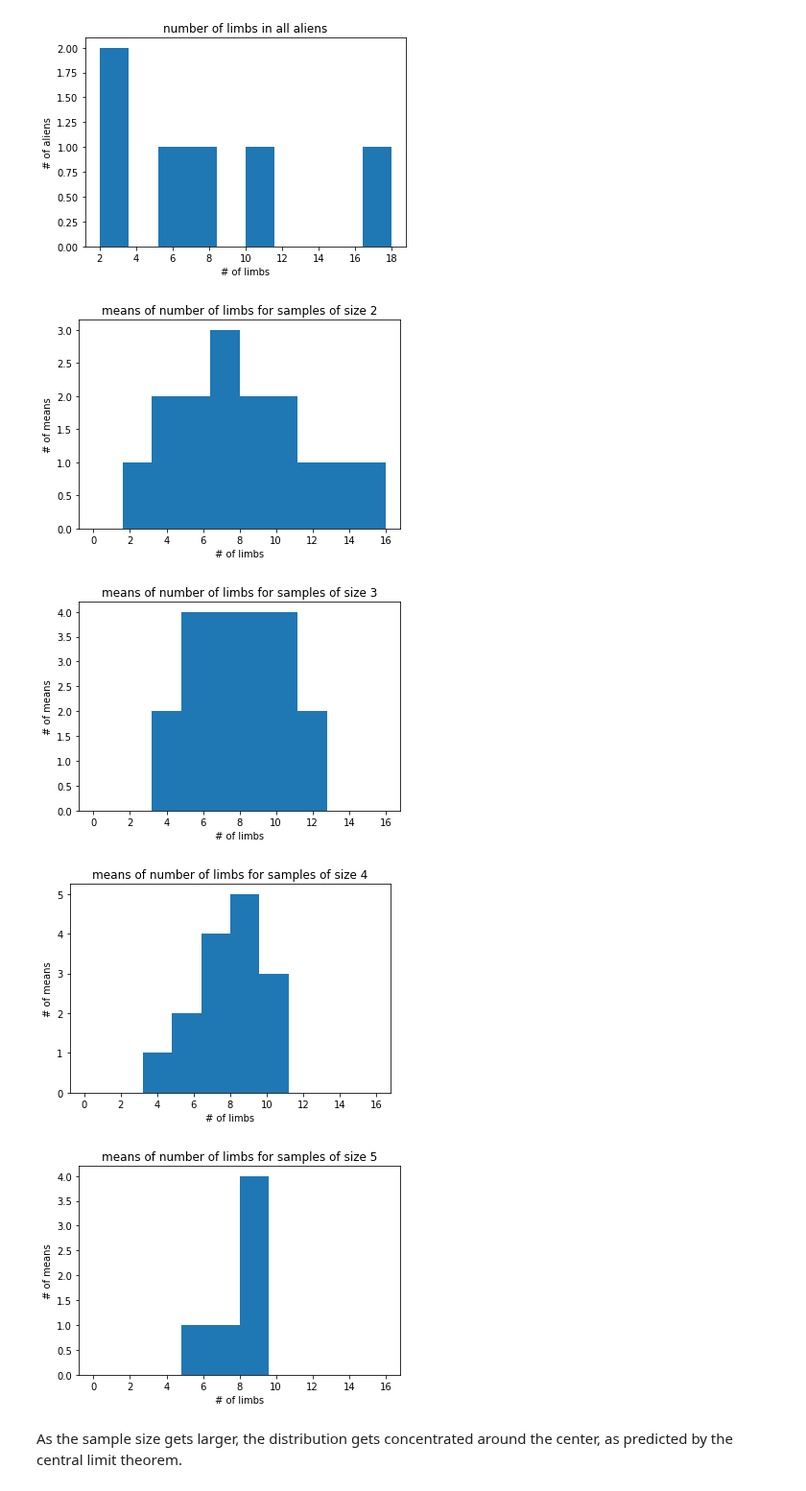
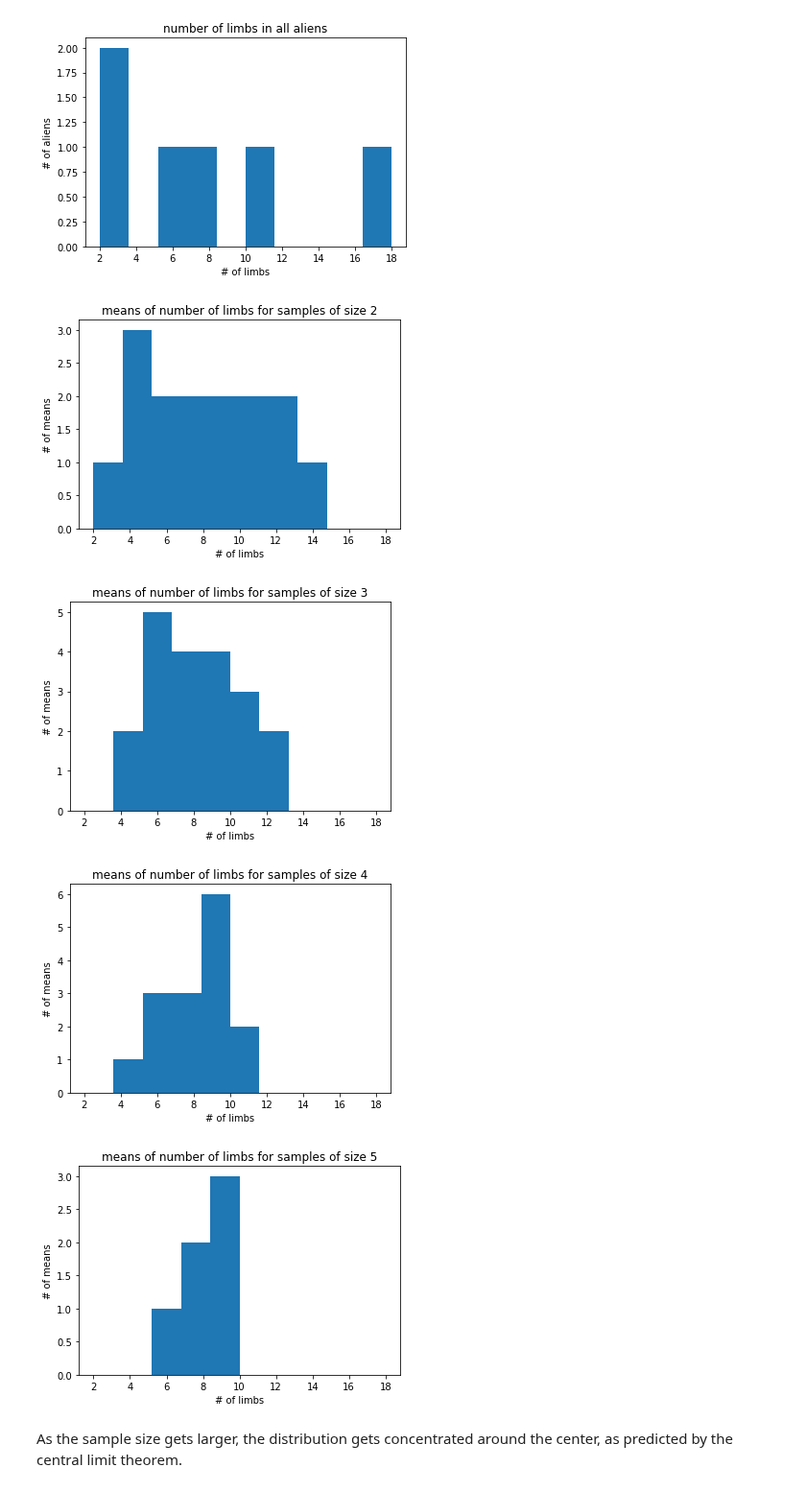
Before and after one commit to gabrielraya/Data-Mining, a Jupyter notebook: Assignment_2/Assignment_2.ipynb, the cells around one changed output. Shown at 96% size. Drawn from its saved outputs; the diff is of its cells as text; code cells hidden in the pictures.

Commit message:
use population min and max to calibrate histograms in section 3

```diff
--- a/Assignment_2/Assignment_2.ipynb
+++ b/Assignment_2/Assignment_2.ipynb
@@ -274,17 +274,17 @@ plt.show()
 # %%
 for sample_size in range(2, 6):
     samples = list(itertools.combinations(limb_numbers, sample_size))
     means = list(map(np.mean, samples))
-    plt.hist(means, range=(0, 16))
+    plt.hist(means, range=(min(limb_numbers), max(limb_numbers)))
     plt.xlabel('# of limbs')
     plt.ylabel('# of means')
     plt.title(f'means of number of limbs for samples of size {sample_size}')
     plt.show()
 # %% [output]
-[figure, old version]
+[figure, new version]
-[figure, old version]
+[figure, new version]
-[figure, old version]
+[figure, new version]
-[figure, old version]
+[figure, new version]
 # %% [markdown]
 As the sample size gets larger, the distribution gets concentrated around the center, as predicted by the central limit theorem.
 # %% [markdown]
```
